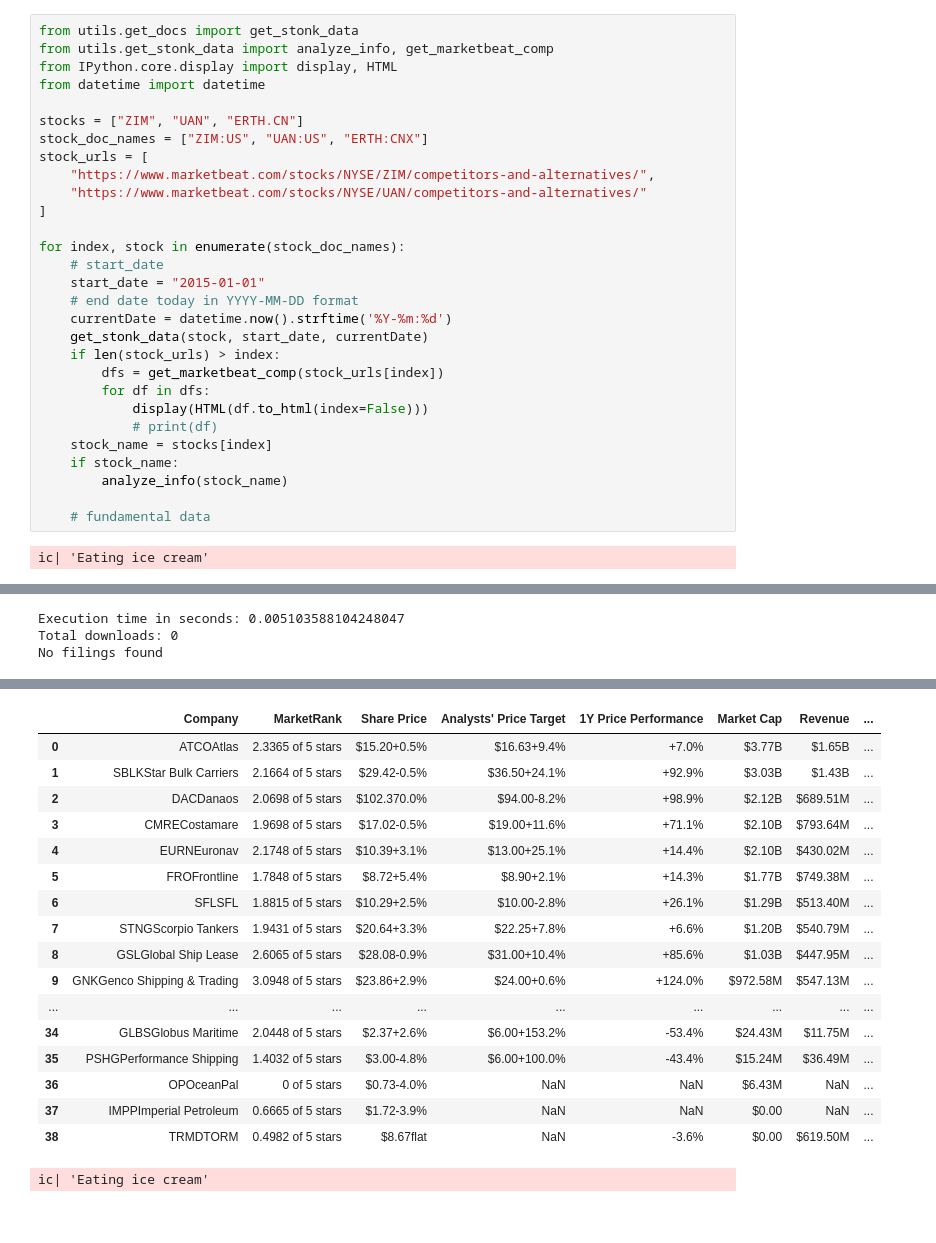
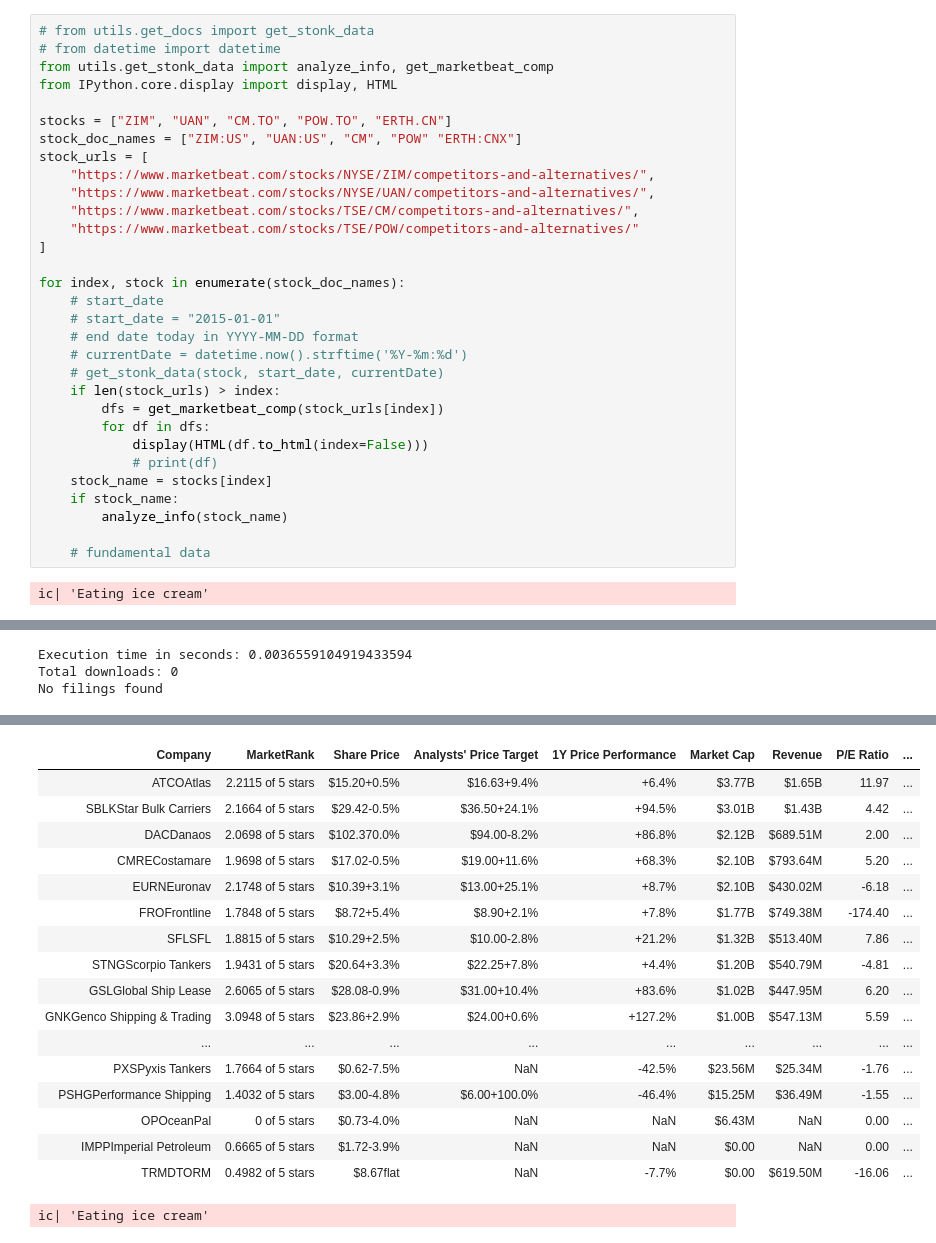
Before and after one commit to FriendlyUser/stonk_doc_search, a Jupyter notebook: notebooks/zim_erth_uan_analysis.ipynb, the cells around one changed output, grey strips where cells are left out. Cells and saved outputs as stored; diff of their text form.

Commit message:
fix: update stonk docs with erth docs

```diff
--- a/notebooks/zim_erth_uan_analysis.ipynb
+++ b/notebooks/zim_erth_uan_analysis.ipynb
@@ -1,22 +1,24 @@
 # %%
-from utils.get_docs import get_stonk_data
+# from utils.get_docs import get_stonk_data
+# from datetime import datetime
 from utils.get_stonk_data import analyze_info, get_marketbeat_comp
 from IPython.core.display import display, HTML
-from datetime import datetime
 
-stocks = ["ZIM", "UAN", "ERTH.CN"]
-stock_doc_names = ["ZIM:US", "UAN:US", "ERTH:CNX"]
+stocks = ["ZIM", "UAN", "CM.TO", "POW.TO", "ERTH.CN"]
+stock_doc_names = ["ZIM:US", "UAN:US", "CM", "POW" "ERTH:CNX"]
 stock_urls = [
     "https://www.marketbeat.com/stocks/NYSE/ZIM/competitors-and-alternatives/",
-    "https://www.marketbeat.com/stocks/NYSE/UAN/competitors-and-alternatives/"
+    "https://www.marketbeat.com/stocks/NYSE/UAN/competitors-and-alternatives/",
+    "https://www.marketbeat.com/stocks/TSE/CM/competitors-and-alternatives/",
+    "https://www.marketbeat.com/stocks/TSE/POW/competitors-and-alternatives/"
 ]
 
 for index, stock in enumerate(stock_doc_names):
     # start_date
-    start_date = "2015-01-01"
+    # start_date = "2015-01-01"
     # end date today in YYYY-MM-DD format
-    currentDate = datetime.now().strftime('%Y-%m:%d')
-    get_stonk_data(stock, start_date, currentDate)
+    # currentDate = datetime.now().strftime('%Y-%m:%d')
+    # get_stonk_data(stock, start_date, currentDate)
     if len(stock_urls) > index:
         dfs = get_marketbeat_comp(stock_urls[index])
         for df in dfs:
@@ -35,3 +38,3 @@ ic| filings: []
-Execution time in seconds: 0.005103588104248047
+Execution time in seconds: 0.0036559104919433594
 Total downloads: 0
 No filings found
@@ -49,20 +52,20 @@ No filings found
-|  | Company | MarketRank | Share Price | Analysts' Price Target | 1Y Price Performance | Market Cap | Revenue | ... |
-| 0 | ATCOAtlas | 2.3365 of 5 stars | $15.20+0.5% | $16.63+9.4% | +7.0% | $3.77B | $1.65B | ... |
-| 1 | SBLKStar Bulk Carriers | 2.1664 of 5 stars | $29.42-0.5% | $36.50+24.1% | +92.9% | $3.03B | $1.43B | ... |
-| 2 | DACDanaos | 2.0698 of 5 stars | $102.370.0% | $94.00-8.2% | +98.9% | $2.12B | $689.51M | ... |
-| 3 | CMRECostamare | 1.9698 of 5 stars | $17.02-0.5% | $19.00+11.6% | +71.1% | $2.10B | $793.64M | ... |
-| 4 | EURNEuronav | 2.1748 of 5 stars | $10.39+3.1% | $13.00+25.1% | +14.4% | $2.10B | $430.02M | ... |
-| 5 | FROFrontline | 1.7848 of 5 stars | $8.72+5.4% | $8.90+2.1% | +14.3% | $1.77B | $749.38M | ... |
-| 6 | SFLSFL | 1.8815 of 5 stars | $10.29+2.5% | $10.00-2.8% | +26.1% | $1.29B | $513.40M | ... |
-| 7 | STNGScorpio Tankers | 1.9431 of 5 stars | $20.64+3.3% | $22.25+7.8% | +6.6% | $1.20B | $540.79M | ... |
-| 8 | GSLGlobal Ship Lease | 2.6065 of 5 stars | $28.08-0.9% | $31.00+10.4% | +85.6% | $1.03B | $447.95M | ... |
-| 9 | GNKGenco Shipping & Trading | 3.0948 of 5 stars | $23.86+2.9% | $24.00+0.6% | +124.0% | $972.58M | $547.13M | ... |
+| Company | MarketRank | Share Price | Analysts' Price Target | 1Y Price Performance | Market Cap | Revenue | P/E Ratio | ... |
+| ATCOAtlas | 2.2115 of 5 stars | $15.20+0.5% | $16.63+9.4% | +6.4% | $3.77B | $1.65B | 11.97 | ... |
+| SBLKStar Bulk Carriers | 2.1664 of 5 stars | $29.42-0.5% | $36.50+24.1% | +94.5% | $3.01B | $1.43B | 4.42 | ... |
+| DACDanaos | 2.0698 of 5 stars | $102.370.0% | $94.00-8.2% | +86.8% | $2.12B | $689.51M | 2.00 | ... |
+| CMRECostamare | 1.9698 of 5 stars | $17.02-0.5% | $19.00+11.6% | +68.3% | $2.10B | $793.64M | 5.20 | ... |
+| EURNEuronav | 2.1748 of 5 stars | $10.39+3.1% | $13.00+25.1% | +8.7% | $2.10B | $430.02M | -6.18 | ... |
+| FROFrontline | 1.7848 of 5 stars | $8.72+5.4% | $8.90+2.1% | +7.8% | $1.77B | $749.38M | -174.40 | ... |
+| SFLSFL | 1.8815 of 5 stars | $10.29+2.5% | $10.00-2.8% | +21.2% | $1.32B | $513.40M | 7.86 | ... |
+| STNGScorpio Tankers | 1.9431 of 5 stars | $20.64+3.3% | $22.25+7.8% | +4.4% | $1.20B | $540.79M | -4.81 | ... |
+| GSLGlobal Ship Lease | 2.6065 of 5 stars | $28.08-0.9% | $31.00+10.4% | +83.6% | $1.02B | $447.95M | 6.20 | ... |
+| GNKGenco Shipping & Trading | 3.0948 of 5 stars | $23.86+2.9% | $24.00+0.6% | +127.2% | $1.00B | $547.13M | 5.59 | ... |
 | ... | ... | ... | ... | ... | ... | ... | ... | ... |
-| 34 | GLBSGlobus Maritime | 2.0448 of 5 stars | $2.37+2.6% | $6.00+153.2% | -53.4% | $24.43M | $11.75M | ... |
-| 35 | PSHGPerformance Shipping | 1.4032 of 5 stars | $3.00-4.8% | $6.00+100.0% | -43.4% | $15.24M | $36.49M | ... |
-| 36 | OPOceanPal | 0 of 5 stars | $0.73-4.0% | NaN | NaN | $6.43M | NaN | ... |
-| 37 | IMPPImperial Petroleum | 0.6665 of 5 stars | $1.72-3.9% | NaN | NaN | $0.00 | NaN | ... |
-| 38 | TRMDTORM | 0.4982 of 5 stars | $8.67flat | NaN | -3.6% | $0.00 | $619.50M | ... |
+| PXSPyxis Tankers | 1.7664 of 5 stars | $0.62-7.5% | NaN | -42.5% | $23.56M | $25.34M | -1.76 | ... |
+| PSHGPerformance Shipping | 1.4032 of 5 stars | $3.00-4.8% | $6.00+100.0% | -46.4% | $15.25M | $36.49M | -1.55 | ... |
+| OPOceanPal | 0 of 5 stars | $0.73-4.0% | NaN | NaN | $6.43M | NaN | 0.00 | ... |
+| IMPPImperial Petroleum | 0.6665 of 5 stars | $1.72-3.9% | NaN | NaN | $0.00 | NaN | 0.00 | ... |
+| TRMDTORM | 0.4982 of 5 stars | $8.67flat | NaN | -7.7% | $0.00 | $619.50M | -16.06 | ... |
 ic| 'Eating ice cream'
 {"operationName": "getCompanyFilings", "variables": {"symbol": "UAN:US", "fromDate": "2015-01-01", "toDate": "2022-03:27", "limit": 2000}, "query": "query getCompanyFilings(\n      $symbol: String!\n  ...
 ic| filings: []
```
Also changed, not shown: parts of 1 cell of this notebook, 4 other files.
